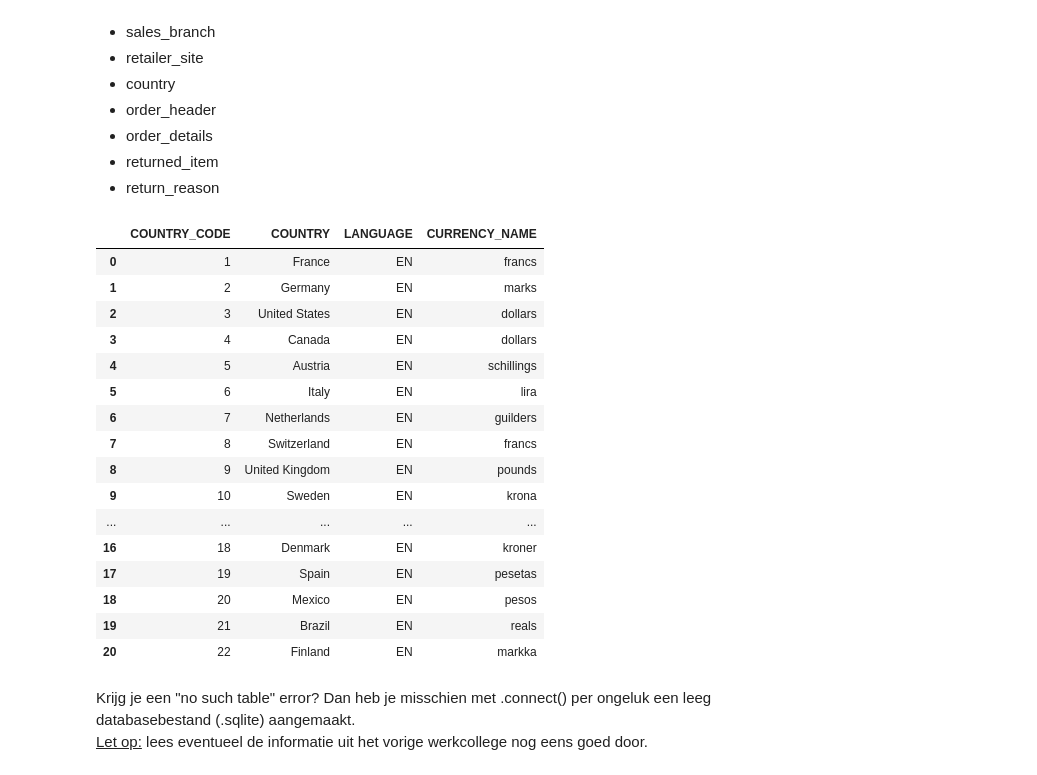
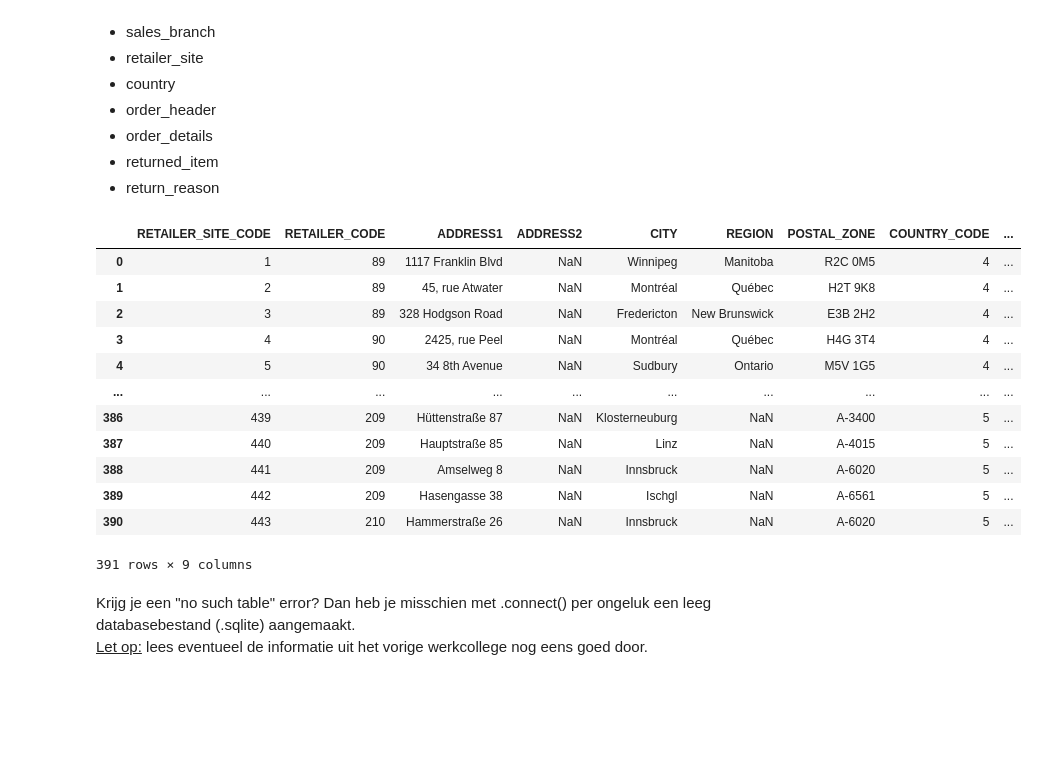
Before and after one commit to RobbertSchwarze/SEM4Robbert, a Jupyter notebook: DEAI - Pythonweek WC Dataselectie met pandas/Opdrachten.ipynb, the cells around one changed output. Cells and saved outputs as stored; diff of their text form; code cells hidden in the pictures; blank space fills up the shorter version.

```diff
--- a/DEAI - Pythonweek WC Dataselectie met pandas/Opdrachten.ipynb
+++ b/DEAI - Pythonweek WC Dataselectie met pandas/Opdrachten.ipynb
@@ -48,8 +48,8 @@ select_all_returned_item = "SELECT * FROM returned_item"
 select_all_return_reason = "SELECT * FROM return_reason"
 
 #tabel: product
-product = pd.read_sql(select_all_product, conn)
-product
+#product = pd.read_sql(select_all_product, conn)
+#product
 
 #tabel: product_type.
 #product_type = pd.read_sql(select_all_product_type, conn)
@@ -60,54 +60,50 @@ product
 #product_line
 
 #tabel: sales_staff
 #sales_staff = pd.read_sql(select_all_sales_staff, conn)
 #sales_staff
 
 #tabel: sales_branch
 #sales_branch = pd.read_sql(select_all_sales_branch, conn)
 #sales_branch
 
 #tabel: retailer_site
-#retailer_site = pd.read_sql(select_all_retailer_site, conn)
-#retailer_site
+retailer_site = pd.read_sql(select_all_retailer_site, conn)
+retailer_site
 
 #tabel: country
-country = pd.read_sql(select_all_country, conn)
-country
+#country = pd.read_sql(select_all_country, conn)
+#country
 
 #tabel: order_header
 #order_header = pd.read_sql(select_all_order_header, conn)
 #order_header
 
 #tabel: order_details
 #order_details = pd.read_sql(select_all_order_details, conn)
 #order_details
 
 #tabel: returned_item
 #returned_item = pd.read_sql(select_all_returned_item, conn)
 #returned_item
 
 #tabel: return_reason
 #return_reason = pd.read_sql(select_all_return_reason, conn)
 #return_reason
 # %% [output]
-|  | COUNTRY_CODE | COUNTRY | LANGUAGE | CURRENCY_NAME |
-| 0 | 1 | France | EN | francs |
-| 1 | 2 | Germany | EN | marks |
-| 2 | 3 | United States | EN | dollars |
-| 3 | 4 | Canada | EN | dollars |
-| 4 | 5 | Austria | EN | schillings |
-| 5 | 6 | Italy | EN | lira |
-| 6 | 7 | Netherlands | EN | guilders |
-| 7 | 8 | Switzerland | EN | francs |
-| 8 | 9 | United Kingdom | EN | pounds |
-| 9 | 10 | Sweden | EN | krona |
-| ... | ... | ... | ... | ... |
-| 16 | 18 | Denmark | EN | kroner |
-| 17 | 19 | Spain | EN | pesetas |
-| 18 | 20 | Mexico | EN | pesos |
-| 19 | 21 | Brazil | EN | reals |
-| 20 | 22 | Finland | EN | markka |
+|  | RETAILER_SITE_CODE | RETAILER_CODE | ADDRESS1 | ADDRESS2 | CITY | REGION | POSTAL_ZONE | COUNTRY_CODE | ... |
+| 0 | 1 | 89 | 1117 Franklin Blvd | NaN | Winnipeg | Manitoba | R2C 0M5 | 4 | ... |
+| 1 | 2 | 89 | 45, rue Atwater | NaN | Montréal | Québec | H2T 9K8 | 4 | ... |
+| 2 | 3 | 89 | 328 Hodgson Road | NaN | Fredericton | New Brunswick | E3B 2H2 | 4 | ... |
+| 3 | 4 | 90 | 2425, rue Peel | NaN | Montréal | Québec | H4G 3T4 | 4 | ... |
+| 4 | 5 | 90 | 34 8th Avenue | NaN | Sudbury | Ontario | M5V 1G5 | 4 | ... |
+| ... | ... | ... | ... | ... | ... | ... | ... | ... | ... |
+| 386 | 439 | 209 | Hüttenstraße 87 | NaN | Klosterneuburg | NaN | A-3400 | 5 | ... |
+| 387 | 440 | 209 | Hauptstraße 85 | NaN | Linz | NaN | A-4015 | 5 | ... |
+| 388 | 441 | 209 | Amselweg 8 | NaN | Innsbruck | NaN | A-6020 | 5 | ... |
+| 389 | 442 | 209 | Hasengasse 38 | NaN | Ischgl | NaN | A-6561 | 5 | ... |
+| 390 | 443 | 210 | Hammerstraße 26 | NaN | Innsbruck | NaN | A-6020 | 5 | ... |
+391 rows × 9 columns
 # %% [markdown]
 Krijg je een "no such table" error? Dan heb je misschien met .connect() per ongeluk een leeg  databasebestand (.sqlite) aangemaakt.<br> <u>Let op:</u> lees eventueel de informatie uit het vorige werkcollege nog eens goed door.
 # %% [markdown]
```
Also changed, not shown: parts of 1 cell of this notebook.
